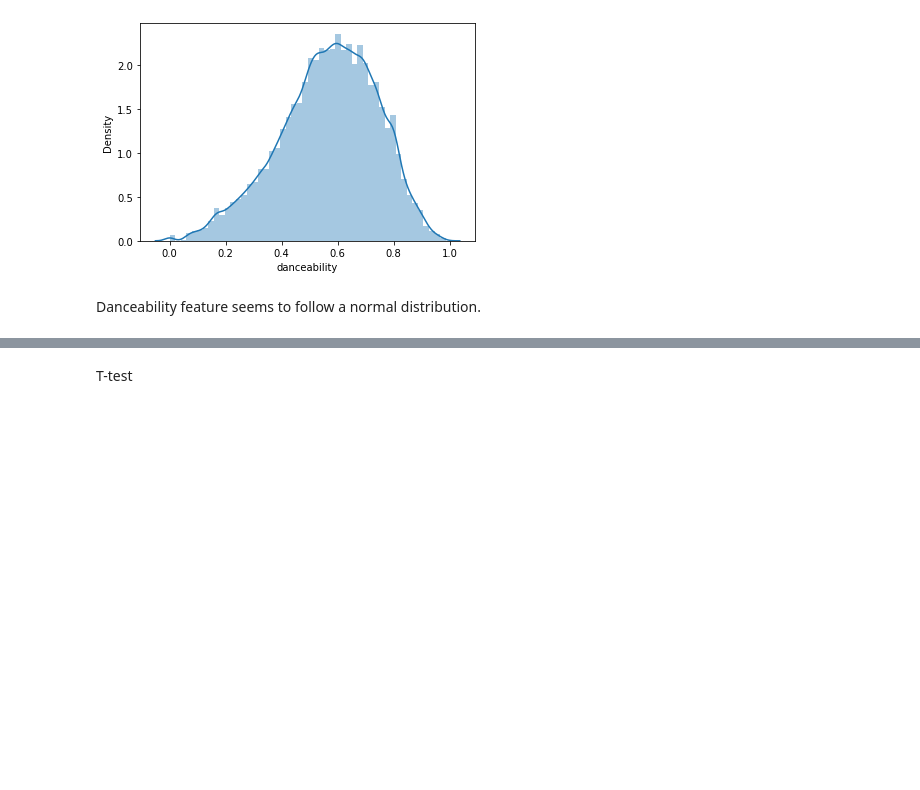
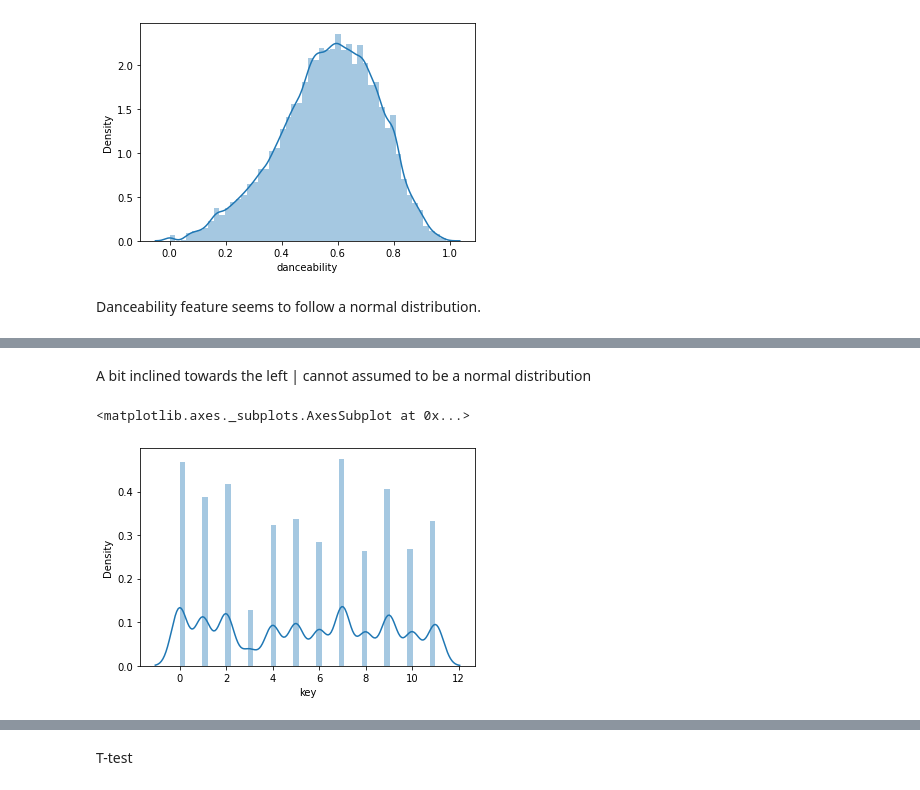
Before and after one commit to abhi-11nav/Spotify-data-Analysis, a Jupyter notebook: Spotify_Music_Analysis.ipynb, the cells around one changed output, grey strips where cells are left out. Saved outputs shown, nothing was run; the diff lists cells and outputs as text; code cells hidden in the pictures; blank space fills up the shorter version.

```diff
--- a/Spotify_Music_Analysis.ipynb
+++ b/Spotify_Music_Analysis.ipynb
@@ -373,0 +390,9 @@ np.log
+# %% [markdown]
+A bit inclined towards the left | cannot assumed to be a normal distribution
+# %%
+sns.distplot(data["key"])
+
+# This does seem like a categorical columns. Well, it actually is. Let us dig into this feature later.
+# %% [output]
+<matplotlib.axes._subplots.AxesSubplot at 0x...>
+[figure, added]
```
Also changed, not shown: parts of 33 cells of this notebook.
